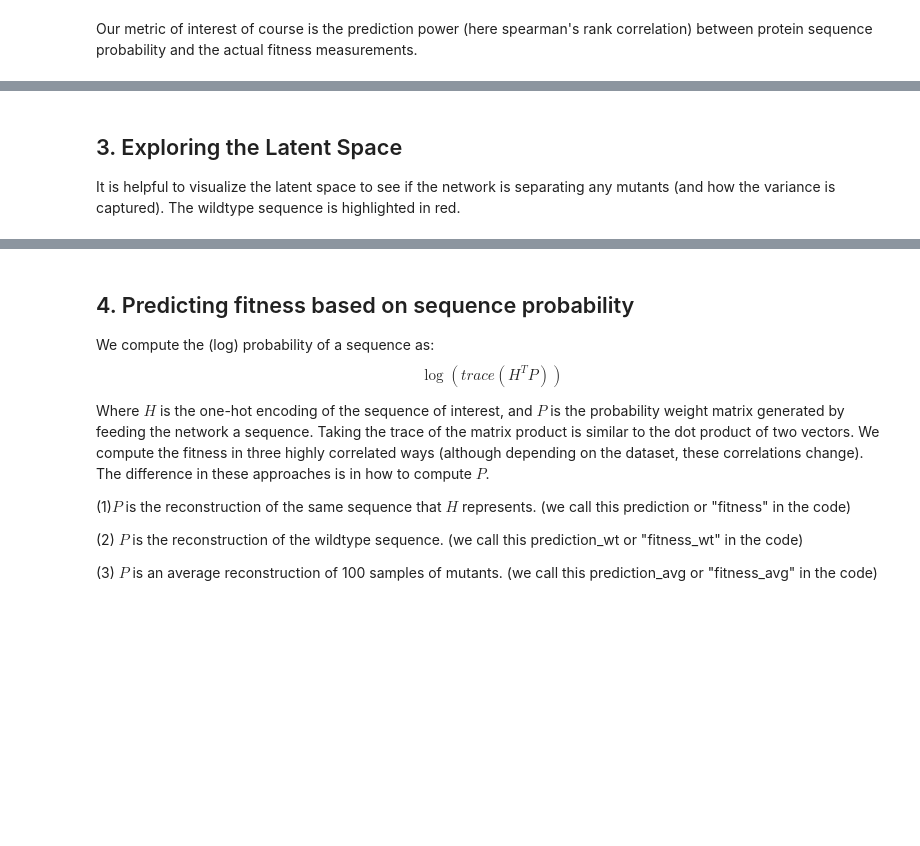
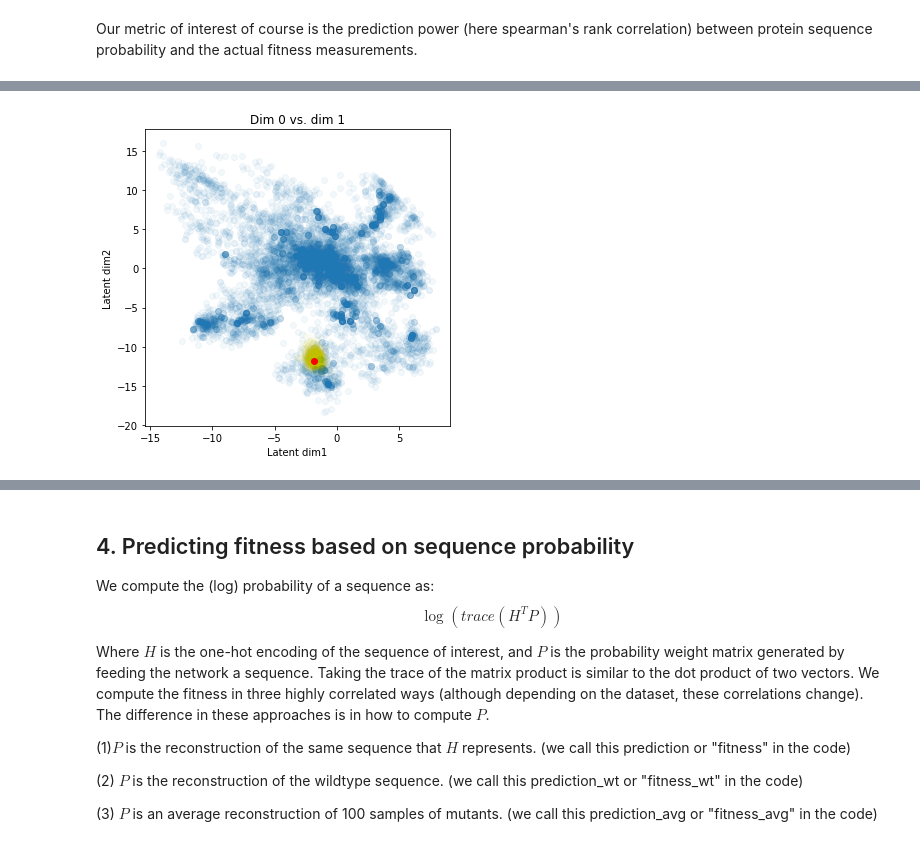
Before and after one commit to krdav/VAE_protein_function, a Jupyter notebook: VAE_for_protein_function_prediction.ipynb, the cells around one changed output, grey strips where cells are left out. Cells and saved outputs as stored; diff of their text form; code cells hidden in the pictures; blank space fills up the shorter version.

```diff
--- a/VAE_for_protein_function_prediction.ipynb
+++ b/VAE_for_protein_function_prediction.ipynb
@@ -220,11 +205,14 @@ Epoch 9/20
 # %%
 # Have to add some junk to make it passing through the network b/c of the batch size:
-x_wt_seq = np.vstack((vae_data.wt_seq_onehot_list, vae_data.test_onehot_list[:(vae_data.batch_size-1)][:]))
-x_wt_seq_decoded = vae.predict(x_wt_seq, batch_size=vae_data.batch_size)
-x_wt_seq = [x_wt_seq[0]]
+x_wt_seq_plus = np.vstack((vae_data.wt_seq_onehot_list, vae_data.test_onehot_list[:(vae_data.batch_size-1)][:]))
+x_wt_seq_decoded = vae.predict(x_wt_seq_plus, batch_size=vae_data.batch_size)
+x_wt_seq = [x_wt_seq_plus[0]]
 x_wt_seq_decoded = [x_wt_seq_decoded[0]]
 loglik = compute_loglik(onehot_seqs=x_wt_seq, pwms=x_wt_seq_decoded, AA_numb=len(AA_ORDER), seq_len=vae_data.get_seq_len())
 vae_data.add_loglik(loglik=loglik, itype='wt_seq')
+x_wt_seq_encoded = encoder.predict(x_wt_seq_plus, batch_size=vae_data.batch_size)
+x_wt_seq_encoded = np.array([x_wt_seq_encoded[0]])
+vae_data.add_latent(latent=x_wt_seq_encoded, itype='wt_seq')
 # %%
 x_test = vae_data.test_onehot_list[:-vae_data.test_cut][:]
 x_test_decoded = vae.predict(x_test, batch_size=vae_data.batch_size)
@@ -259,3 +247,26 @@ plt.ylabel("Spearman corr");
-# %% [markdown]
-## 3. Exploring the Latent Space
-It is helpful to visualize the latent space to see if the network is separating any mutants (and how the variance is captured). The wildtype sequence is highlighted in red.
+# %%
+N_test = 1000
+N_train = 10000
+
+a = np.arange(len(vae_data.test_latent))
+choices = set(list(np.random.choice(a, size=N_test, replace=False)))
+sele_test = np.array([True if i in choices else False for i in a])
+
+a = np.arange(len(vae_data.train_latent))
+choices = set(list(np.random.choice(a, size=N_train, replace=False)))
+sele_train = np.array([True if i in choices else False for i in a])
+# %%
+fig = plt.figure(figsize=(12,12))
+counter = 0
+for z1 in range(latent_dim):
+    for z2 in range(z1+1, latent_dim):
+        counter += 1
+        fig.add_subplot(latent_dim,latent_dim, counter)
+        plt.title('Dim {} vs. dim {}'.format(str(z1), str(z2)))
+        plt.scatter(vae_data.train_latent[sele_train, z1], vae_data.train_latent[sele_train, z2], alpha=0.05)
+        plt.scatter(vae_data.test_latent[sele_test, z1], vae_data.test_latent[sele_test, z2], c='y', alpha=0.03)
+        plt.scatter(vae_data.wt_seq_latent[z1], vae_data.wt_seq_latent[z2], c='r', alpha=1)
+        plt.xlabel('Latent dim' + str(z1+1))
+        plt.ylabel('Latent dim' + str(z2+1));
+# %% [output]
+[figure, added]
```
Also changed, not shown: parts of 56 cells of this notebook, 1 other file.
